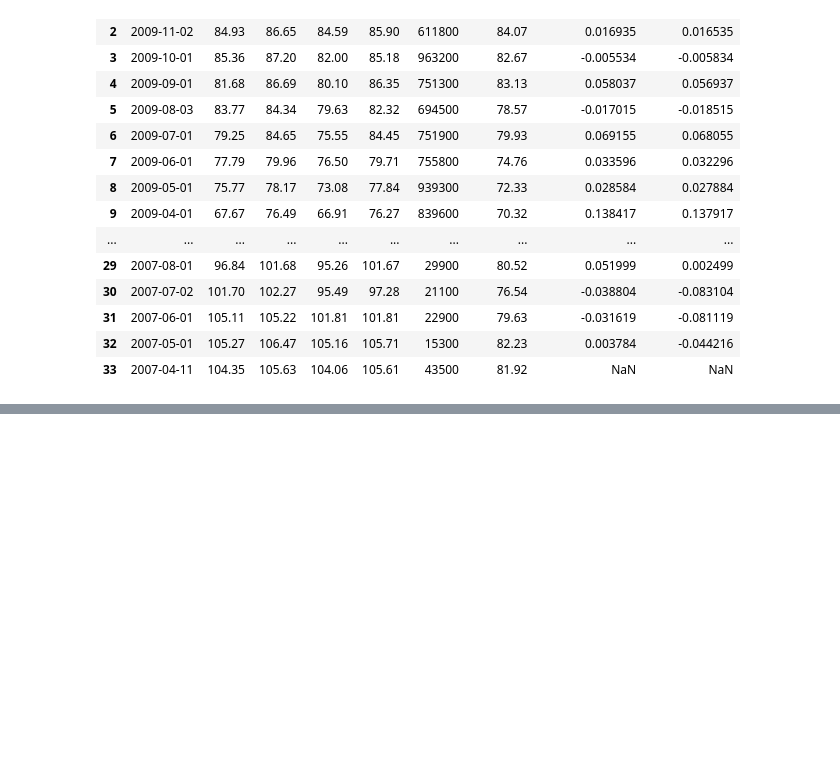
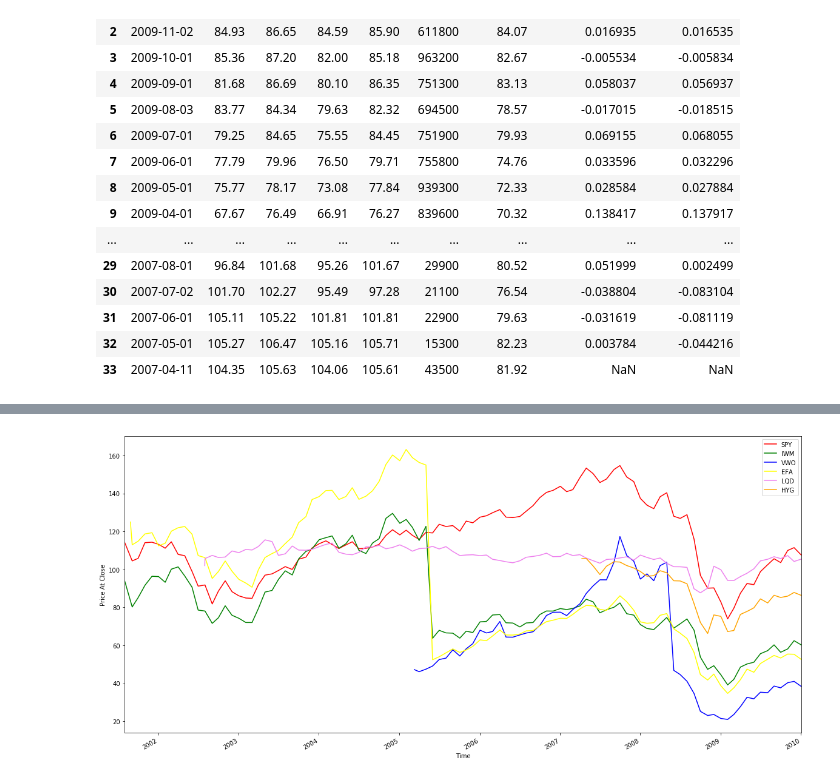
Before and after one commit to portfolioperformance1/project, a Jupyter notebook: portfolio.ipynb, the cells around one changed output, grey strips where cells are left out. Drawn from its saved outputs; the diff is of its cells as text; code cells hidden in the pictures; blank space fills up the shorter version.

```diff
--- a/portfolio.ipynb
+++ b/portfolio.ipynb
@@ -160,0 +186,15 @@ plt.show()
+# %%
+#combined plot
+fig, axes = plt.subplots(nrows=1, ncols=1, figsize=(20, 10))
+spyds.plot(ax=axes,x='Date',y='Close',legend=True,label="SPY",color="red")
+iwmds.plot(ax=axes,x='Date',y='Close',legend=True,label="IWM",color="green")
+vwods.plot(ax=axes,x='Date',y='Close',legend=True,label="VWO",color="blue")
+efads.plot(ax=axes,x='Date',y='Close',legend=True,label="EFA",color="yellow")
+lqdds.plot(ax=axes,x='Date',y='Close',legend=True,label="LQD",color="violet")
+hygds.plot(ax=axes,x='Date',y='Close',legend=True,label="HYG",color="orange")
+axes.set_xlabel("Time")
+axes.set_ylabel("Price At Close(Day)")
+plt.show()
+# what happened to EFA and IWM between 2005 & 2006 ?
+# %% [output]
+[figure, added]
```
Also changed, not shown: parts of 6 cells of this notebook.
